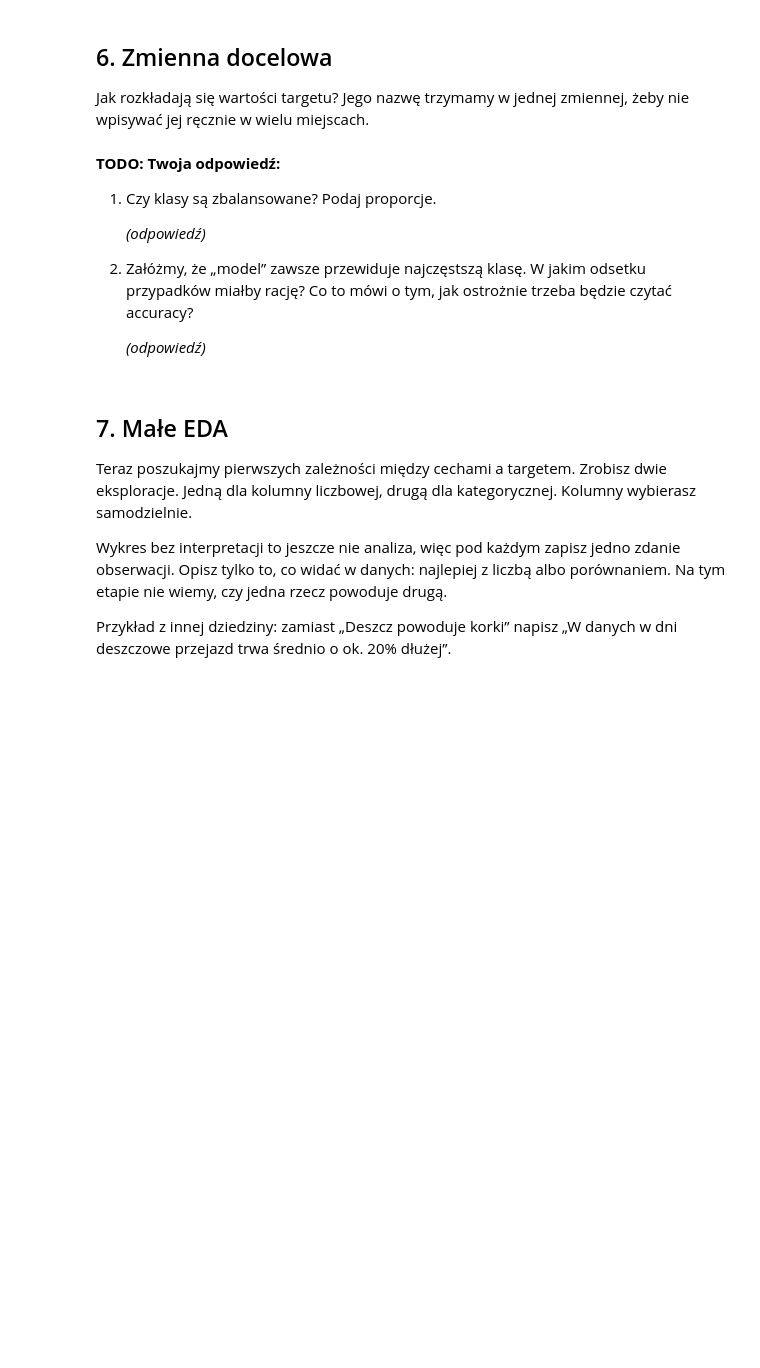
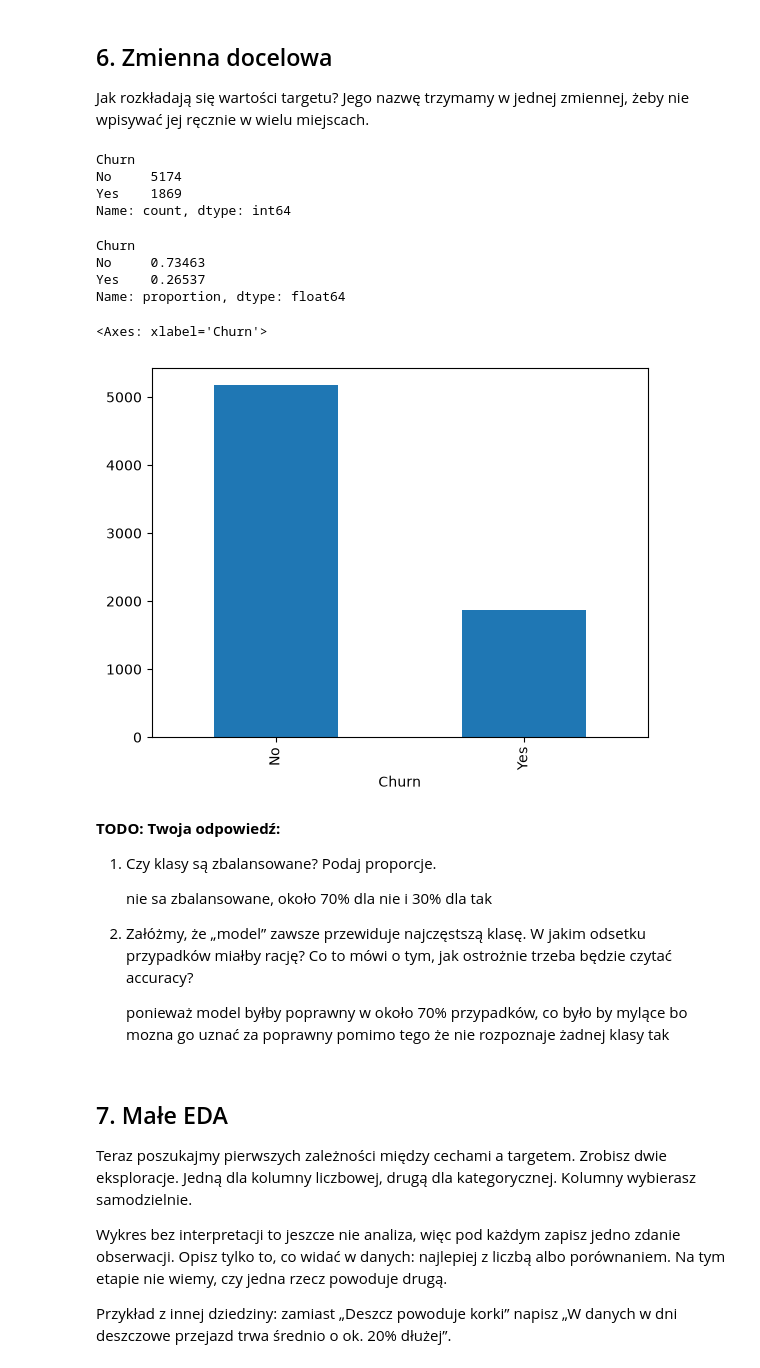
Before and after one commit to S30488/S30488_Jakub_Okurowski, a Jupyter notebook: notebooks/01_onboarding_eda.ipynb, the cells around one changed output. Cells and saved outputs as stored; diff of their text form; code cells hidden in the pictures; blank space fills up the shorter version.

```diff
--- a/notebooks/01_onboarding_eda.ipynb
+++ b/notebooks/01_onboarding_eda.ipynb
@@ -393,22 +393,38 @@ Jak rozkładają się wartości targetu? Jego nazwę trzymamy w jednej zmiennej,
 TARGET = "Churn"
 # %%
 # TODO: policz, ile wierszy ma każda wartość targetu.
+df[TARGET].value_counts()
+# %% [output]
+Churn
+No     5174
+Yes    1869
+Name: count, dtype: int64
 # %%
 # TODO: policz proporcje klas (ułamki, które sumują się do 1).
 # Wskazówka: metoda z poprzedniej komórki ma parametr, który zamienia liczności na proporcje.
+df[TARGET].value_counts(normalize=True)
+# %% [output]
+Churn
+No     0.73463
+Yes    0.26537
+Name: proportion, dtype: float64
 # %%
 # TODO: narysuj wykres słupkowy liczności klas.
 # Wskazówka: wynik value_counts() ma własną metodę .plot(kind="bar").
+df[TARGET].value_counts().plot(kind="bar")
+# %% [output]
+<Axes: xlabel='Churn'>
+[figure, added]
 # %% [markdown]
 **TODO: Twoja odpowiedź:**
 
 1. Czy klasy są zbalansowane? Podaj proporcje.
 
-   *(odpowiedź)*
+   nie sa zbalansowane, około 70% dla nie i 30% dla tak
 
 2. Załóżmy, że „model” zawsze przewiduje najczęstszą klasę. W jakim odsetku przypadków miałby rację? Co to mówi o tym, jak ostrożnie trzeba będzie czytać accuracy?
 
-   *(odpowiedź)*
+   ponieważ model byłby poprawny w około 70% przypadków, co było by mylące bo mozna go uznać za poprawny pomimo tego że nie rozpoznaje żadnej klasy tak
 # %% [markdown]
 ## 7. Małe EDA
 
```
Also changed, not shown: parts of 9 cells of this notebook.
